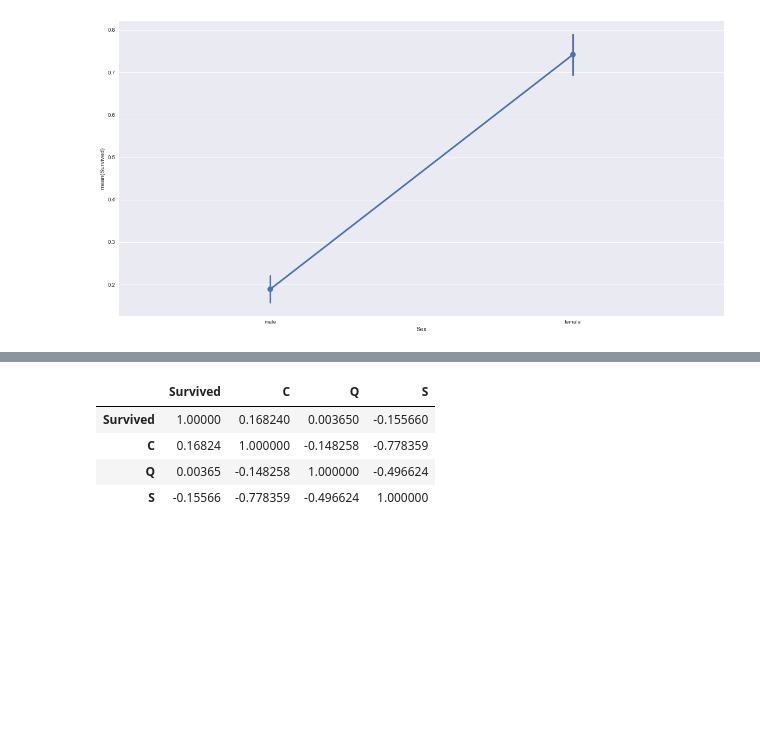
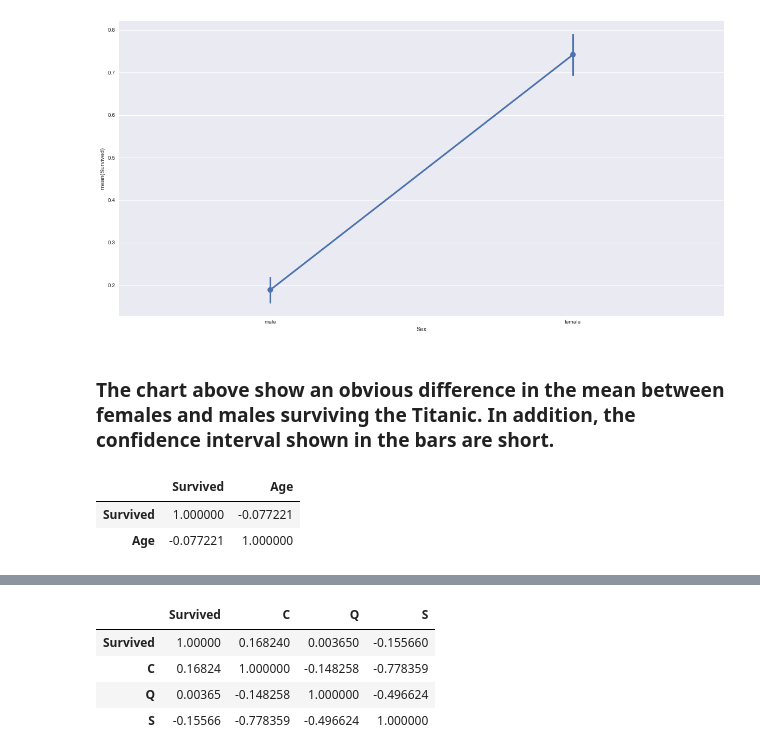
Before and after one commit to yaskyj/investigate-data-set, a Jupyter notebook: InvestigateTitanicData.ipynb, the cells around one changed output, grey strips where cells are left out. Saved outputs shown, nothing was run; the diff lists cells and outputs as text; code cells hidden in the pictures; blank space fills up the shorter version.

```diff
--- a/InvestigateTitanicData.ipynb
+++ b/InvestigateTitanicData.ipynb
@@ -95,3 +99,12 @@ fig, ax = plt.subplots(figsize=(20, 10))
 sns.pointplot(x="Sex", y="Survived", data=df);
 # %% [output]
 [figure]
+# %% [markdown]
+### The chart above show an obvious difference in the mean between females and males surviving the Titanic. In addition, the confidence interval shown in the bars are short.
+# %%
+#Calculate the correlations
+df[['Survived', 'Age']].corr()
+# %% [output]
+|  | Survived | Age |
+| Survived | 1.000000 | -0.077221 |
+| Age | -0.077221 | 1.000000 |
```
Also changed, not shown: parts of 6 cells of this notebook.
